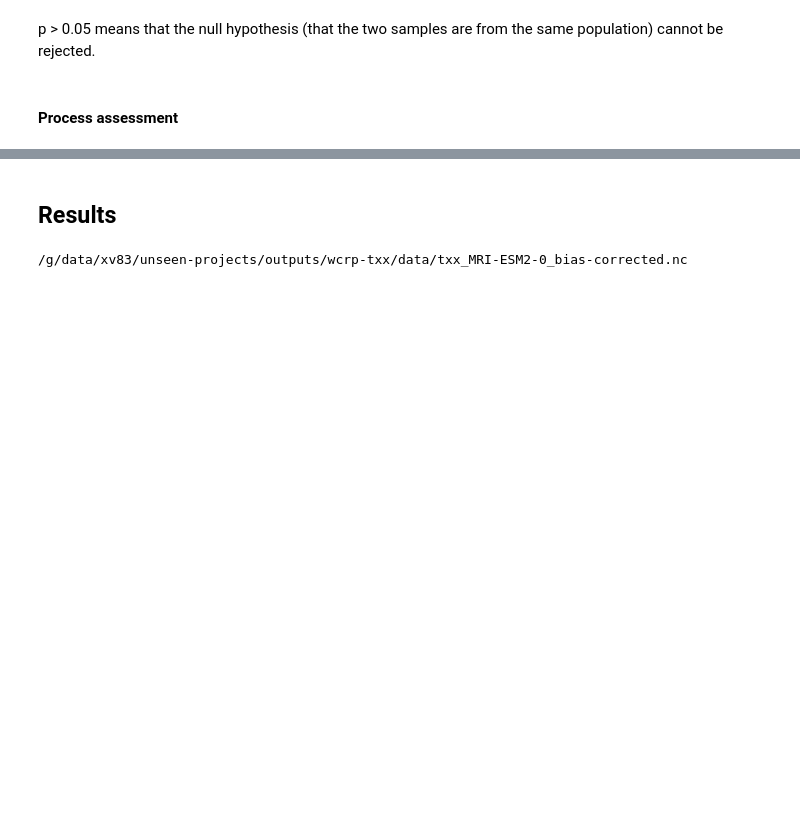
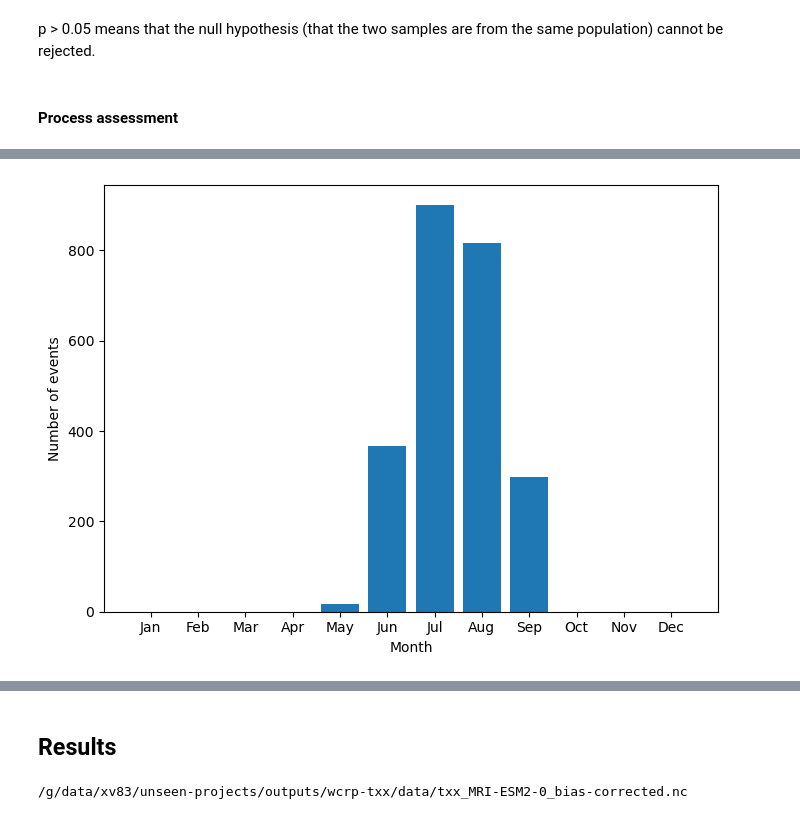
Before and after one commit to DamienIrving/unseen-projects, a Jupyter notebook: project-wcrp-txx/txx_MRI-ESM2-0.ipynb, the cells around one changed output, grey strips where cells are left out. Cells and saved outputs as stored; diff of their text form; code cells hidden in the pictures; blank space fills up the shorter version.

```diff
--- a/project-wcrp-txx/txx_MRI-ESM2-0.ipynb
+++ b/project-wcrp-txx/txx_MRI-ESM2-0.ipynb
@@ -520,5 +593,9 @@ model_da_bc_stacked_df_sorted.head(n=5)
 | 0 | 2016-11-01 00:00:00 | 1 | 2017-07-01 | 2017-11-01 00:00:00 | 0 | 2016-11-01 00:00:00 | 1 | 35.870554 |
 | 4 | 2005-11-01 00:00:00 | 2 | 2007-07-23 | 2007-11-01 00:00:00 | 4 | 2005-11-01 00:00:00 | 2 | 35.704219 |
 | 7 | 1996-11-01 00:00:00 | 1 | 1997-08-05 | 1997-11-01 00:00:00 | 7 | 1996-11-01 00:00:00 | 1 | 35.687135 |
+# %%
+process_utils.plot_event_seasonality(model_da_bc_stacked, core_dim='sample')
+# %% [output]
+[figure, added]
 # %%
 for event in range(5):
```
Also changed, not shown: parts of 26 cells of this notebook, 5 other files.
